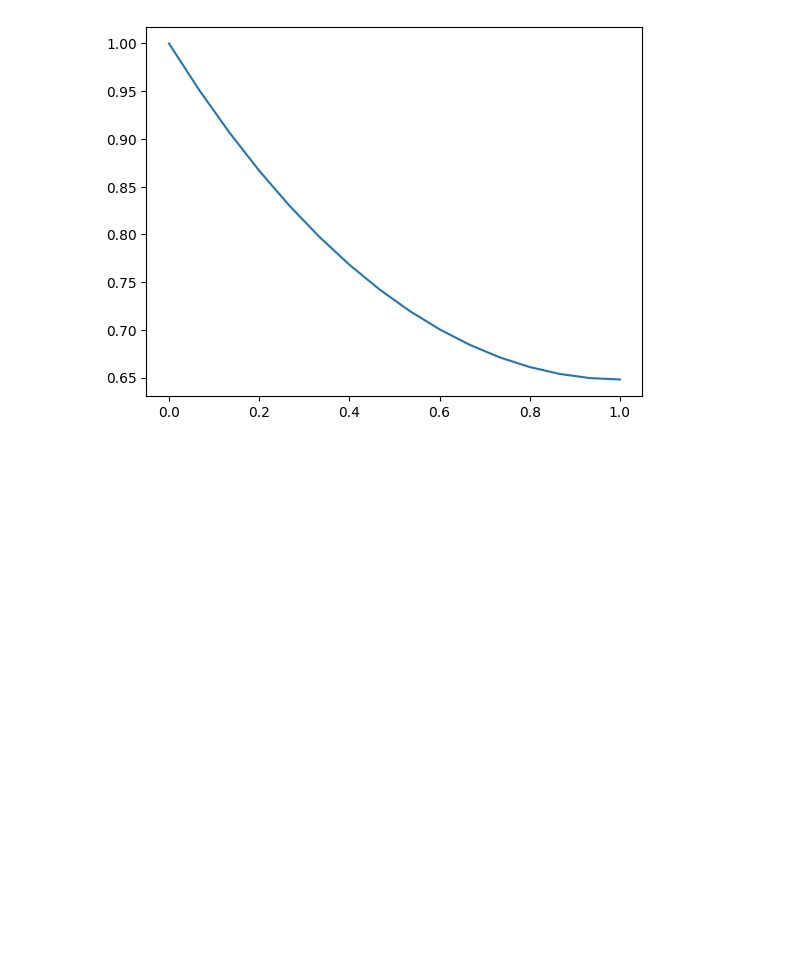
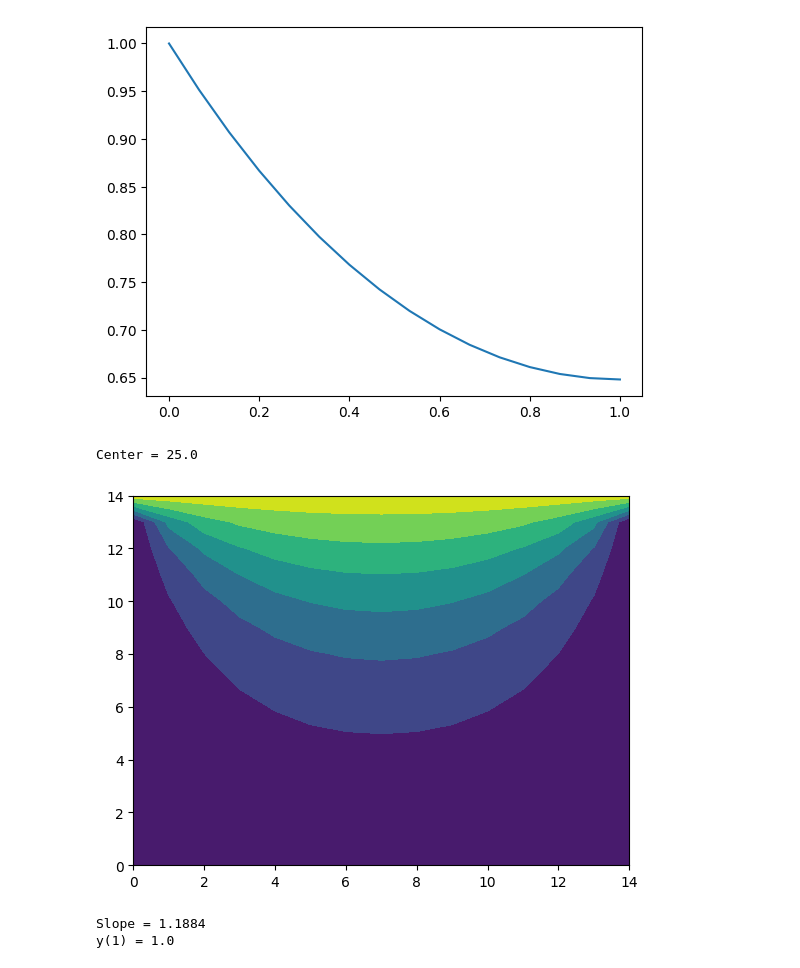
Before and after one commit to varti-kar/1825068-MP3, a Jupyter notebook: unit_4.ipynb, the cells around one changed output. Saved outputs shown, nothing was run; the diff lists cells and outputs as text; code cells hidden in the pictures; blank space fills up the shorter version.

```diff
--- a/unit_4.ipynb
+++ b/unit_4.ipynb
@@ -27,3 +27,59 @@ plt.show()
 u(x) = [1.     0.9514 0.9071 0.8667 0.8303 0.7975 0.7683 0.7425 0.7199 0.7006
  0.6844 0.6713 0.6611 0.6538 0.6495 0.6481]
 [figure]
+# %%
+# Unit 4(c): Use any numerical method to solve Laplace equation / Wave equation / Heat equation.
+import numpy as np
+import matplotlib.pyplot as plt
+
+grid = 15
+phi = np.zeros((grid, grid))
+phi[-1, :] = 100.0
+
+for itr in range(600):
+    for r in range(1, grid - 1):
+        for c in range(1, grid - 1):
+            phi[r, c] = 0.25 * (phi[r + 1, c] + phi[r - 1, c] + phi[r, c + 1] + phi[r, c - 1])
+
+print("Center =", np.round(phi[grid // 2, grid // 2], 2))
+plt.contourf(phi)
+plt.show()
+# %% [output]
+Center = 25.0
+[figure, added]
+# %%
+# Unit 4 (Shooting Method): Solve boundary value problem y'' + y = 0 with y(0) = 0, y(1) = 1.
+def dy(x, y, z):
+    return z
+
+def dz(x, y, z):
+    return -y
+
+def shoot(slope):
+    x, y, z, h = 0.0, 0.0, slope, 0.1
+    for _ in range(10):
+        k1 = h * dy(x, y, z)
+        l1 = h * dz(x, y, z)
+        k2 = h * dy(x + h/2, y + k1/2, z + l1/2)
+        l2 = h * dz(x + h/2, y + k1/2, z + l1/2)
+        k3 = h * dy(x + h/2, y + k2/2, z + l2/2)
+        l3 = h * dz(x + h/2, y + k2/2, z + l2/2)
+        k4 = h * dy(x + h, y + k3, z + l3)
+        l4 = h * dz(x + h, y + k3, z + l3)
+        y += (k1 + 2*k2 + 2*k3 + k4) / 6
+        z += (l1 + 2*l2 + 2*l3 + l4) / 6
+        x += h
+    return y
+
+s0, s1 = 0.5, 1.5
+while abs(s1 - s0) > 1e-5:
+    y0 = shoot(s0) - 1.0
+    y1 = shoot(s1) - 1.0
+    s_next = s1 - y1 * (s1 - s0) / (y1 - y0)
+    s0, s1 = s1, s_next
+
+print("Slope =", round(s1, 5))
+print("y(1) =", round(shoot(s1), 5))
+# %% [output]
+Slope = 1.1884
+y(1) = 1.0
```
